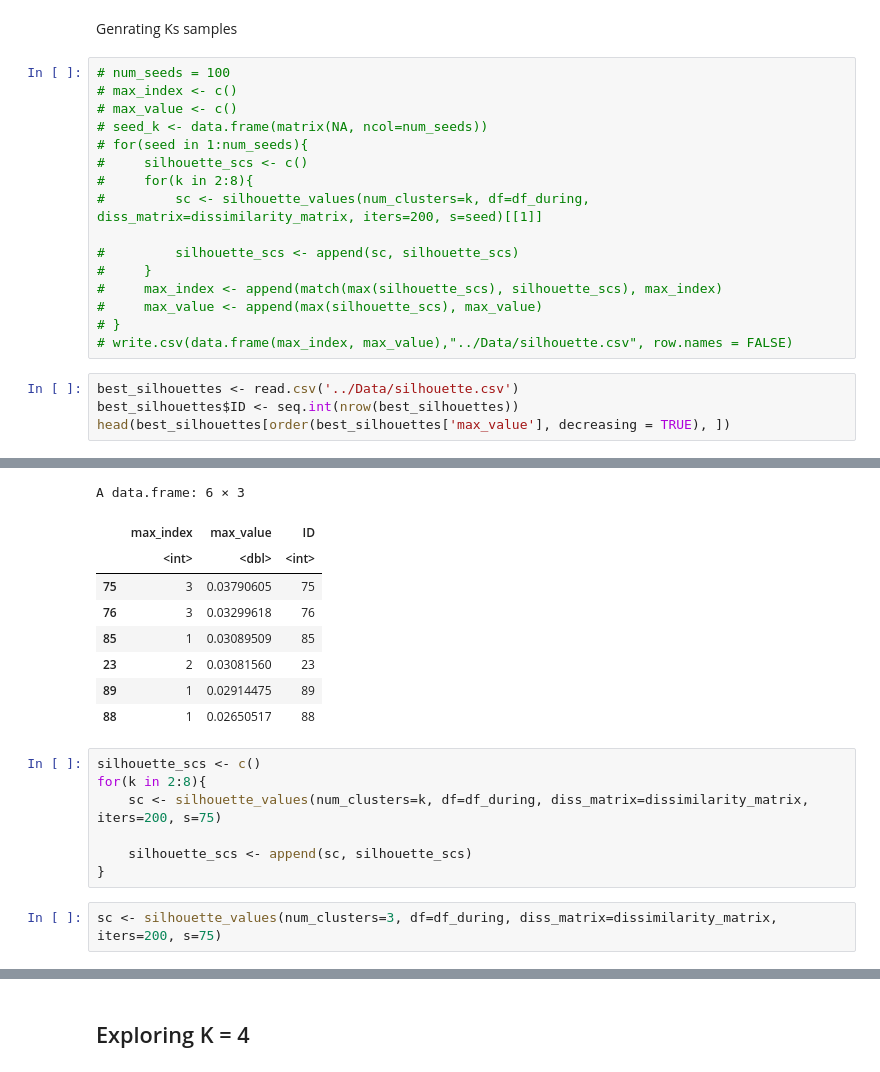
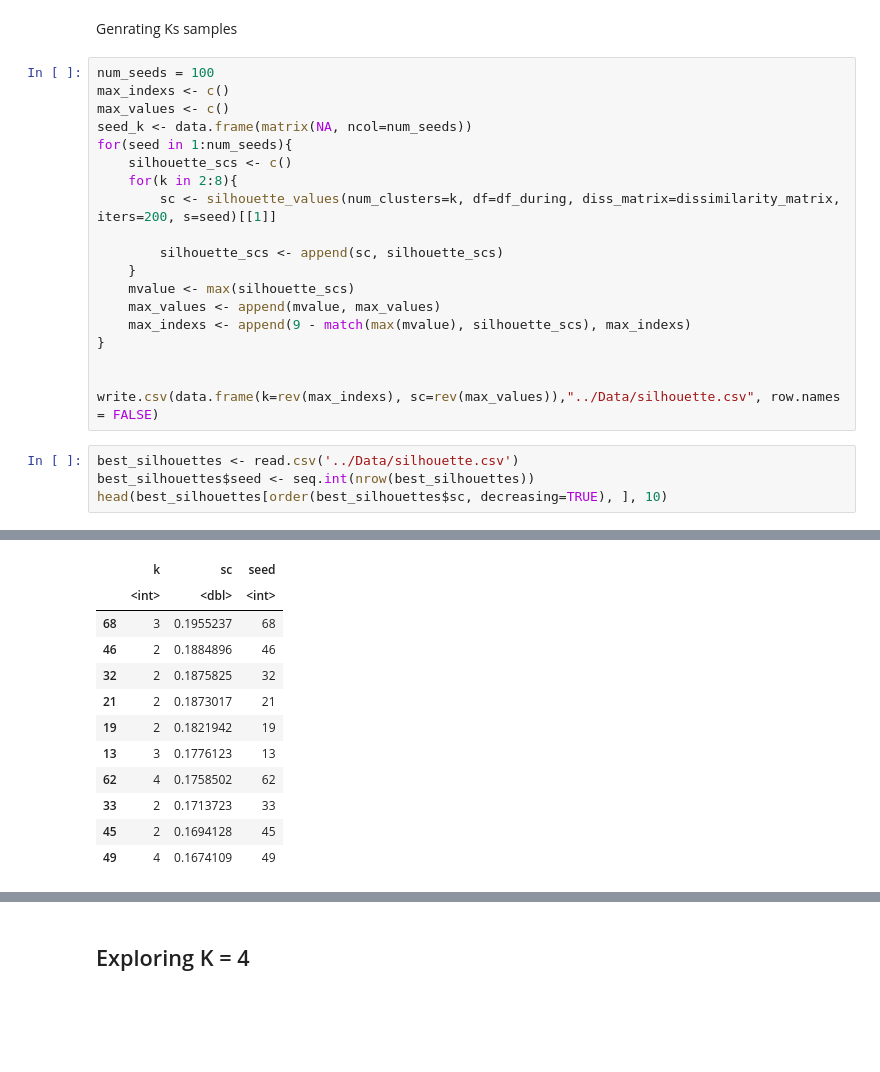
Before and after one commit to LASOS-INT/Barreiras-e-Facilitadores, a Jupyter notebook: R-notebooks/barriers_unsupervised_analysis.ipynb, the cells around one changed output, grey strips where cells are left out. Drawn from its saved outputs; the diff is of its cells as text; blank space fills up the shorter version.

```diff
--- a/R-notebooks/barriers_unsupervised_analysis.ipynb
+++ b/R-notebooks/barriers_unsupervised_analysis.ipynb
@@ -205,23 +187,26 @@ A matrix: 6 × 1218 of type dbl
 # %% [markdown]
 Genrating Ks samples
 # %%
-# num_seeds = 100
-# max_index <- c()
-# max_value <- c()
-# seed_k <- data.frame(matrix(NA, ncol=num_seeds))
-# for(seed in 1:num_seeds){
-#     silhouette_scs <- c()
-#     for(k in 2:8){
-#         sc <- silhouette_values(num_clusters=k, df=df_during, diss_matrix=dissimilarity_matrix, iters=200, s=seed)[[1]]
+num_seeds = 100
+max_indexs <- c()
+max_values <- c()
+seed_k <- data.frame(matrix(NA, ncol=num_seeds))
+for(seed in 1:num_seeds){
+    silhouette_scs <- c()
+    for(k in 2:8){
+        sc <- silhouette_values(num_clusters=k, df=df_during, diss_matrix=dissimilarity_matrix, iters=200, s=seed)[[1]]
 
-#         silhouette_scs <- append(sc, silhouette_scs)
-#     }
-#     max_index <- append(match(max(silhouette_scs), silhouette_scs), max_index)
-#     max_value <- append(max(silhouette_scs), max_value)
-# }
-# write.csv(data.frame(max_index, max_value),"../Data/silhouette.csv", row.names = FALSE)
+        silhouette_scs <- append(sc, silhouette_scs)
+    }
+    mvalue <- max(silhouette_scs)
+    max_values <- append(mvalue, max_values)
+    max_indexs <- append(9 - match(max(mvalue), silhouette_scs), max_indexs)
+}
+
+
+write.csv(data.frame(k=rev(max_indexs), sc=rev(max_values)),"../Data/silhouette.csv", row.names = FALSE)
 # %%
 best_silhouettes <- read.csv('../Data/silhouette.csv')
-best_silhouettes$ID <- seq.int(nrow(best_silhouettes))
-head(best_silhouettes[order(best_silhouettes['max_value'], decreasing = TRUE), ])
+best_silhouettes$seed <- seq.int(nrow(best_silhouettes))
+head(best_silhouettes[order(best_silhouettes$sc, decreasing=TRUE), ], 10)
 # %% [output]
@@ -230,18 +214,12 @@ Warning message in xtfrm.data.frame(x):
-A data.frame: 6 × 3
-|  | max_index | max_value | ID |
+|  | k | sc | seed |
 |  | <int> | <dbl> | <int> |
-| 75 | 3 | 0.03790605 | 75 |
-| 76 | 3 | 0.03299618 | 76 |
-| 85 | 1 | 0.03089509 | 85 |
-| 23 | 2 | 0.03081560 | 23 |
-| 89 | 1 | 0.02914475 | 89 |
-| 88 | 1 | 0.02650517 | 88 |
+| 68 | 3 | 0.1955237 | 68 |
+| 46 | 2 | 0.1884896 | 46 |
+| 32 | 2 | 0.1875825 | 32 |
+| 21 | 2 | 0.1873017 | 21 |
+| 19 | 2 | 0.1821942 | 19 |
+| 13 | 3 | 0.1776123 | 13 |
+| 62 | 4 | 0.1758502 | 62 |
+| 33 | 2 | 0.1713723 | 33 |
+| 45 | 2 | 0.1694128 | 45 |
+| 49 | 4 | 0.1674109 | 49 |
-# %%
-silhouette_scs <- c()
-for(k in 2:8){
-    sc <- silhouette_values(num_clusters=k, df=df_during, diss_matrix=dissimilarity_matrix, iters=200, s=75)
-
-    silhouette_scs <- append(sc, silhouette_scs)
-}
-# %%
-sc <- silhouette_values(num_clusters=3, df=df_during, diss_matrix=dissimilarity_matrix, iters=200, s=75)
```
Also changed, not shown: parts of 13 cells of this notebook, 2 other files.
